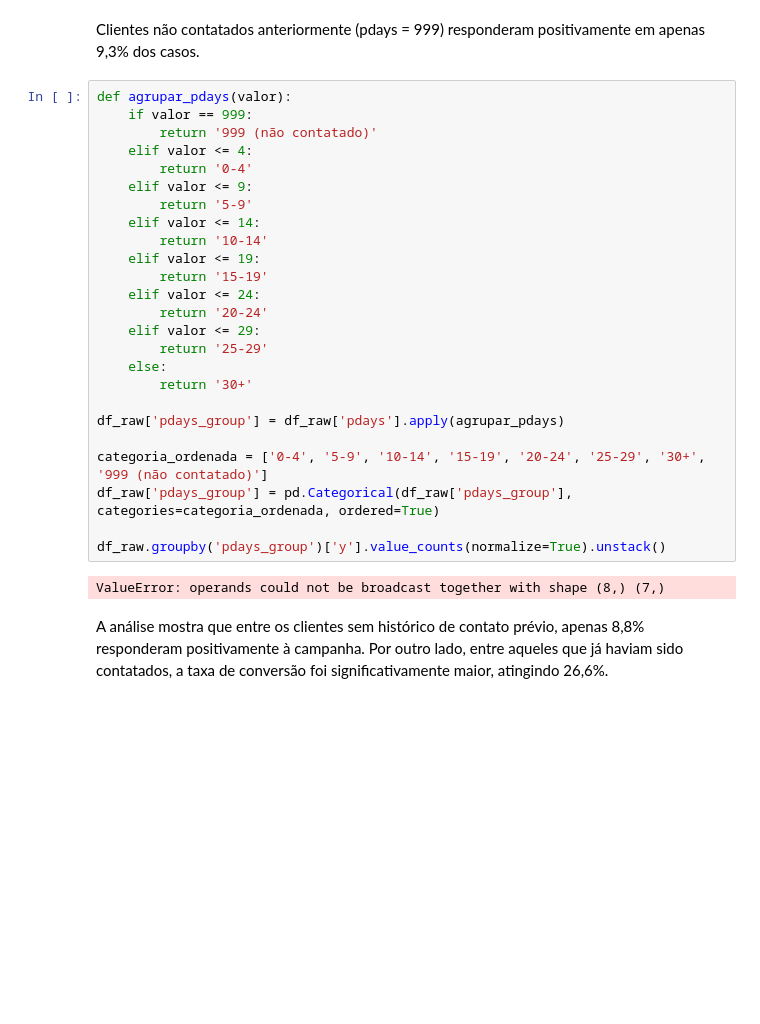
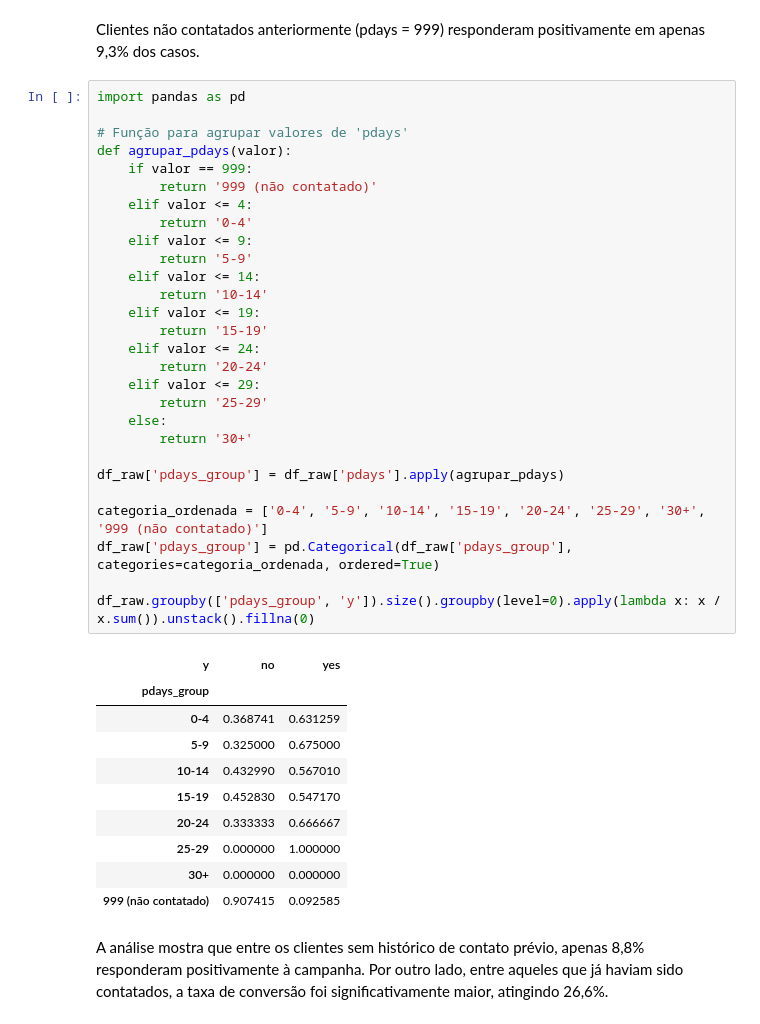
Before and after one commit to suellendsena/meli-case, a Jupyter notebook: ml/notebooks/01-EDA.ipynb, the cells around one changed output. Cells and saved outputs as stored; diff of their text form; blank space fills up the shorter version.

```diff
--- a/ml/notebooks/01-EDA.ipynb
+++ b/ml/notebooks/01-EDA.ipynb
@@ -400,32 +415,44 @@ plot_variable_distribution(df_raw, 'campaign', bins=range(0, 61, 5))
 # %% [markdown]
 Clientes não contatados anteriormente (pdays = 999) responderam positivamente em apenas 9,3% dos casos.
 # %%
+import pandas as pd
+
+# Função para agrupar valores de 'pdays'
 def agrupar_pdays(valor):
     if valor == 999:
         return '999 (não contatado)'
     elif valor <= 4:
         return '0-4'
     elif valor <= 9:
         return '5-9'
     elif valor <= 14:
         return '10-14'
     elif valor <= 19:
         return '15-19'
     elif valor <= 24:
         return '20-24'
     elif valor <= 29:
         return '25-29'
     else:
         return '30+'
 
 df_raw['pdays_group'] = df_raw['pdays'].apply(agrupar_pdays)
 
 categoria_ordenada = ['0-4', '5-9', '10-14', '15-19', '20-24', '25-29', '30+', '999 (não contatado)']
 df_raw['pdays_group'] = pd.Categorical(df_raw['pdays_group'], categories=categoria_ordenada, ordered=True)
 
-df_raw.groupby('pdays_group')['y'].value_counts(normalize=True).unstack()
+df_raw.groupby(['pdays_group', 'y']).size().groupby(level=0).apply(lambda x: x / x.sum()).unstack().fillna(0)
 # %% [output]
-ValueError: operands could not be broadcast together with shape (8,) (7,)
+| y | no | yes |
+| pdays_group |  |  |
+| 0-4 | 0.368741 | 0.631259 |
+| 5-9 | 0.325000 | 0.675000 |
+| 10-14 | 0.432990 | 0.567010 |
+| 15-19 | 0.452830 | 0.547170 |
+| 20-24 | 0.333333 | 0.666667 |
+| 25-29 | 0.000000 | 1.000000 |
+| 30+ | 0.000000 | 0.000000 |
+| 999 (não contatado) | 0.907415 | 0.092585 |
 # %% [markdown]
 A análise mostra que entre os clientes sem histórico de contato prévio, apenas 8,8% responderam positivamente à campanha. Por outro lado, entre aqueles que já haviam sido contatados, a taxa de conversão foi significativamente maior, atingindo 26,6%.
 # %%
```
Also changed, not shown: parts of 21 cells of this notebook, 8 other files.
